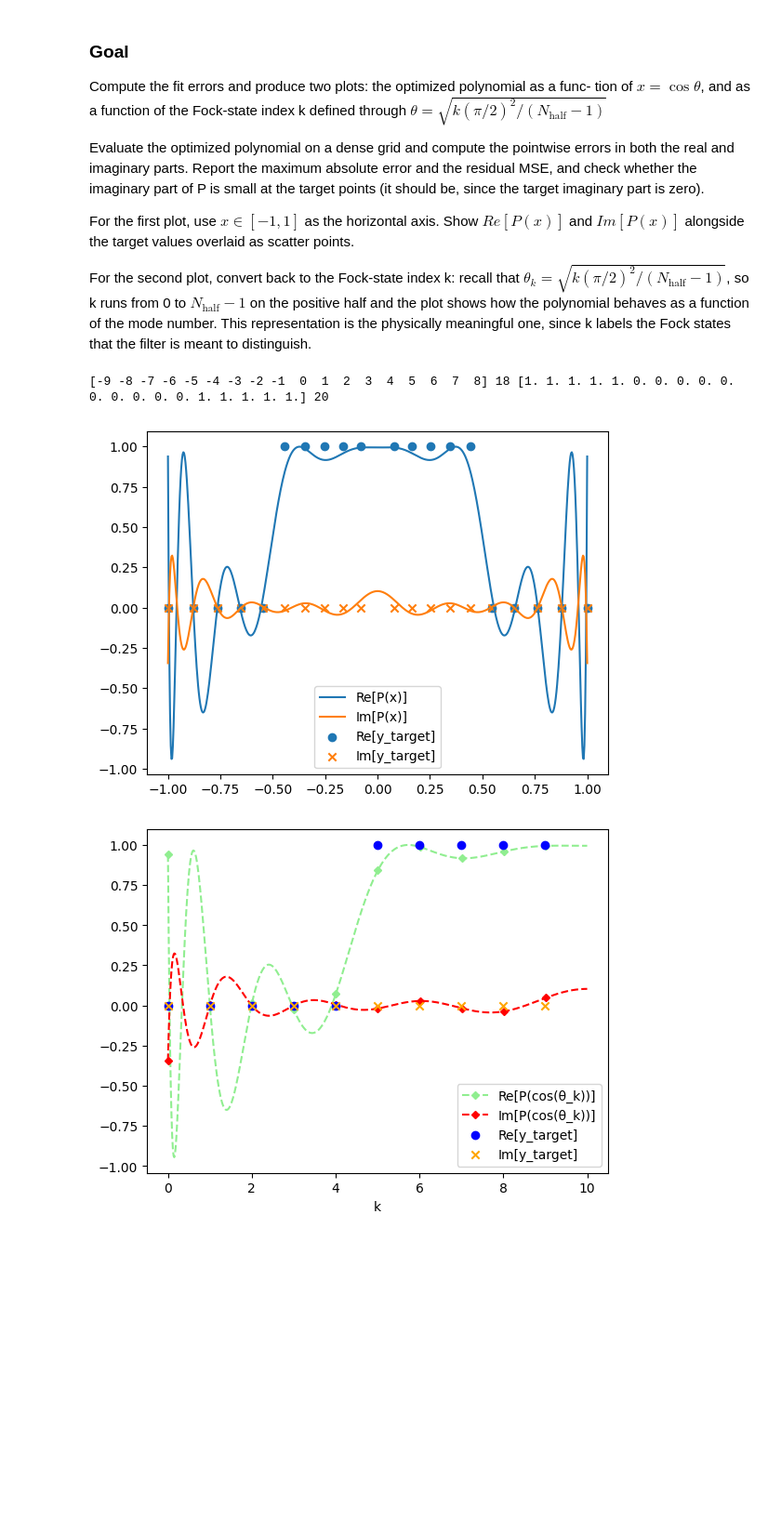
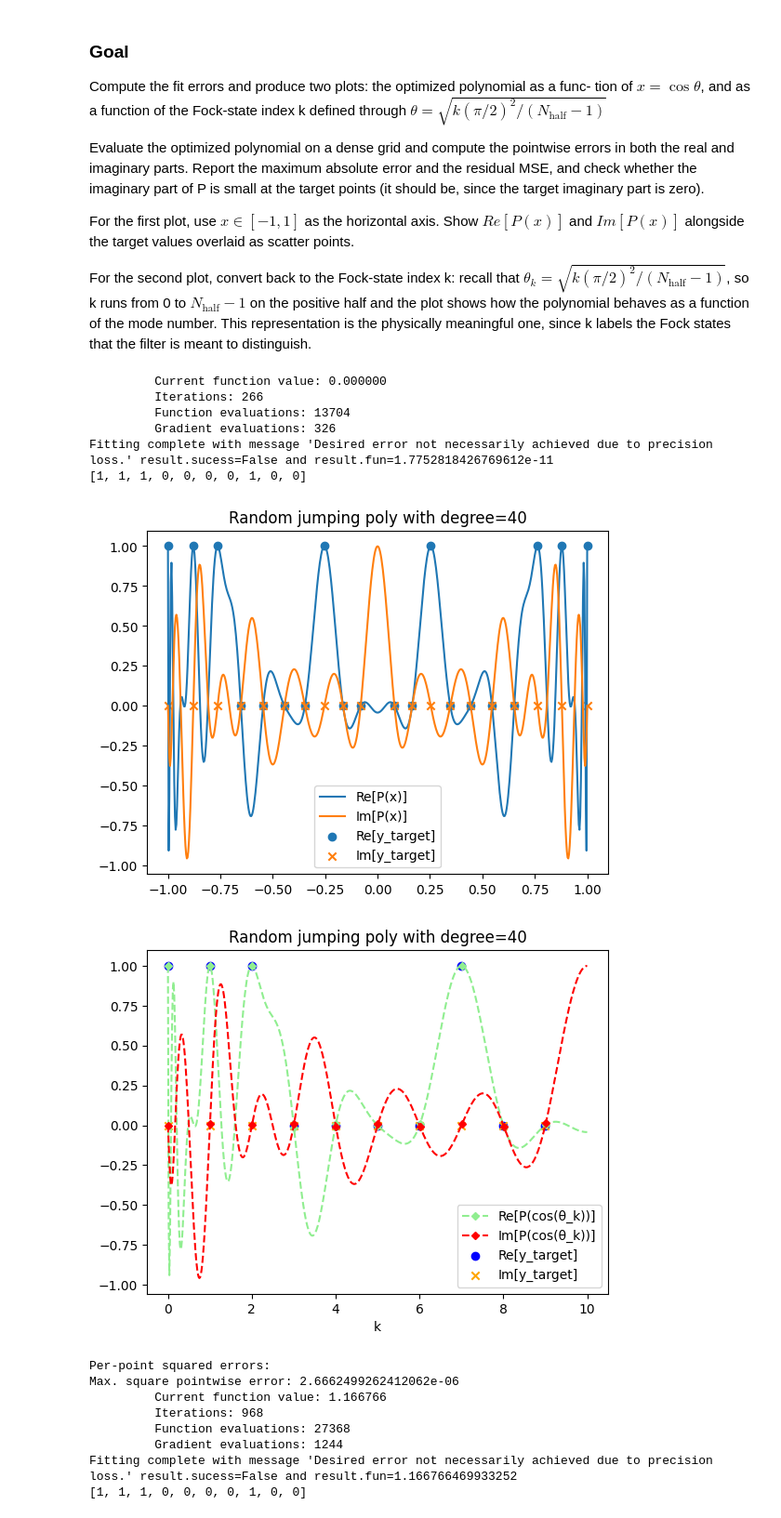
Before and after one commit to JakobTinhofer/QSP-Bt, a Jupyter notebook: ex3.ipynb, the cells around one changed output. Shown at 93% size. Drawn from its saved outputs; the diff is of its cells as text; code cells hidden in the pictures; blank space fills up the shorter version.

Commit message:
added more plots for different degrees

```diff
--- a/ex3.ipynb
+++ b/ex3.ipynb
@@ -231,38 +202,78 @@ so k runs from 0 to $N_\text{half} − 1$ on the positive half and the plot show
 as a function of the mode number. This representation is the physically meaningful one, since
 k labels the Fock states that the filter is meant to distinguish.
 # %%
-def create_plt_x(f, sol_phis, target_ys):
+def create_plt_x(f, sol_phis, target_ys, title=None):
     ax = f.gca()
     xs = np.linspace(-1, 1, 600)
     poly = qsp_polynomial(sol_phis, xs)
     ax.plot(xs, poly.real, label="Re[P(x)]")
     ax.plot(xs, poly.imag, label="Im[P(x)]")
-    theta_full, y_full = get_pts(y_test)
+    theta_full, y_full = get_pts(target_ys)
     x_samples = np.cos(theta_full)
     ax.scatter(x_samples, y_full.real, label="Re[y_target]")
     ax.scatter(x_samples, y_full.imag, label="Im[y_target]", marker="x")
+    if title:
+        f.title(title)
     ax.legend()
     return f
 
-def create_plt_k(f, sol_phis, target_ys):
+def create_plt_k(f, sol_phis, target_ys, title=None):
     ax = f.gca()
     N_half = len(target_ys)
     ks = np.linspace(0, N_half, 600)
     thetas = np.array([theta_k(k, N_half) for k in ks])
     poly = qsp_polynomial(sol_phis, np.cos(thetas))
-    ax.plot(ks, poly.real, label="Re[P(cos(θ_k))]", c="lightgreen", ls="--", marker="D", markevery=60, ms=4, zorder=0)
-    ax.plot(ks, poly.imag, label="Im[P(cos(θ_k))]", c="red", ls="--", marker="D", markevery=60, ms=4, zorder=0)
+    ax.plot(ks, poly.real, label="Re[P(cos(θ_k))]", c="lightgreen", ls="--", marker="D", markevery=60, ms=4, zorder=30)
+    ax.plot(ks, poly.imag, label="Im[P(cos(θ_k))]", c="red", ls="--", marker="D", markevery=60, ms=4, zorder=30)
     ax.set_xlabel("k")
-    theta_full, y_full = get_pts(y_test)
-    print(np.arange(-(N_half-1), N_half -1), len(np.arange(-(N_half-1), N_half -1)), y_full.real, len(y_full))
+    if title:
+        f.title(title)
+    theta_full, y_full = get_pts(target_ys)
     ax.scatter(np.arange(0, N_half), y_full.real[N_half:], label="Re[y_target]", c="blue", zorder=15)
     ax.scatter(np.arange(0, N_half), y_full.imag[N_half:], label="Im[y_target]", marker="x", c="orange", zorder=15)
     ax.legend()
     return f
 
-create_plt_x(plt.figure(), phis, y_test).show()
-create_plt_k(plt.figure(), phis, y_test).show()
+def pp_sq_err(ys, phis, print_all=False):
+    theta_full, y_full = get_pts(ys)
+    x_samples = np.cos(theta_full)
+    p_at_samples = qsp_polynomial(phis, x_samples)
+    print("Per-point squared errors:")
+    ppe = []
+    for i in np.argsort(x_samples):
+        err2 = (p_at_samples[i].real - y_full[i].real)**2 + p_at_samples[i].imag**2
+        if print_all:
+            print(f"  x={x_samples[i]:+.3f}  target={y_full[i].real:.0f}  P_re={p_at_samples[i].real:+.4f}  err²={err2:.4f}")
+        ppe.append(err2)
+
+    return np.sqrt(np.max(ppe))
+
+def full_eval(ys, d, title=None):
+    phis = solve(ys, degree=d)
+    print(ys)
+    create_plt_x(plt, phis, ys, title).show()
+    create_plt_k(plt, phis, ys, title).show()
+    print(f"Max. square pointwise error: {pp_sq_err(ys, phis)}")
-# %% [output]
-[-9 -8 -7 -6 -5 -4 -3 -2 -1  0  1  2  3  4  5  6  7  8] 18 [1. 1. 1. 1. 1. 0. 0. 0. 0. 0. 0. 0. 0. 0. 0. 1. 1. 1. 1. 1.] 20
-[figure, removed]
-[figure, removed]
+# %%
+import random
+random_ys = [1] + random.choices([0,1], k=9)
+full_eval(random_ys, 40, "Random jumping poly with degree=40")
+full_eval(random_ys, 20, "Random jumping poly with degree=20")
+full_eval(random_ys, 10, "Random jumping poly with degree=10")
+# %% [output]
+         Current function value: 0.000000
+         Iterations: 266
+         Function evaluations: 13704
+         Gradient evaluations: 326
+Fitting complete with message 'Desired error not necessarily achieved due to precision loss.' result.sucess=False and result.fun=1.7752818426769612e-11
+[1, 1, 1, 0, 0, 0, 0, 1, 0, 0]
+[figure, added]
+[figure, added]
+Per-point squared errors:
+Max. square pointwise error: 2.6662499262412062e-06
+         Current function value: 1.166766
+         Iterations: 968
+         Function evaluations: 27368
+         Gradient evaluations: 1244
+Fitting complete with message 'Desired error not necessarily achieved due to precision loss.' result.sucess=False and result.fun=1.166766469933252
+[1, 1, 1, 0, 0, 0, 0, 1, 0, 0]
```
Also changed, not shown: parts of 5 cells of this notebook.
